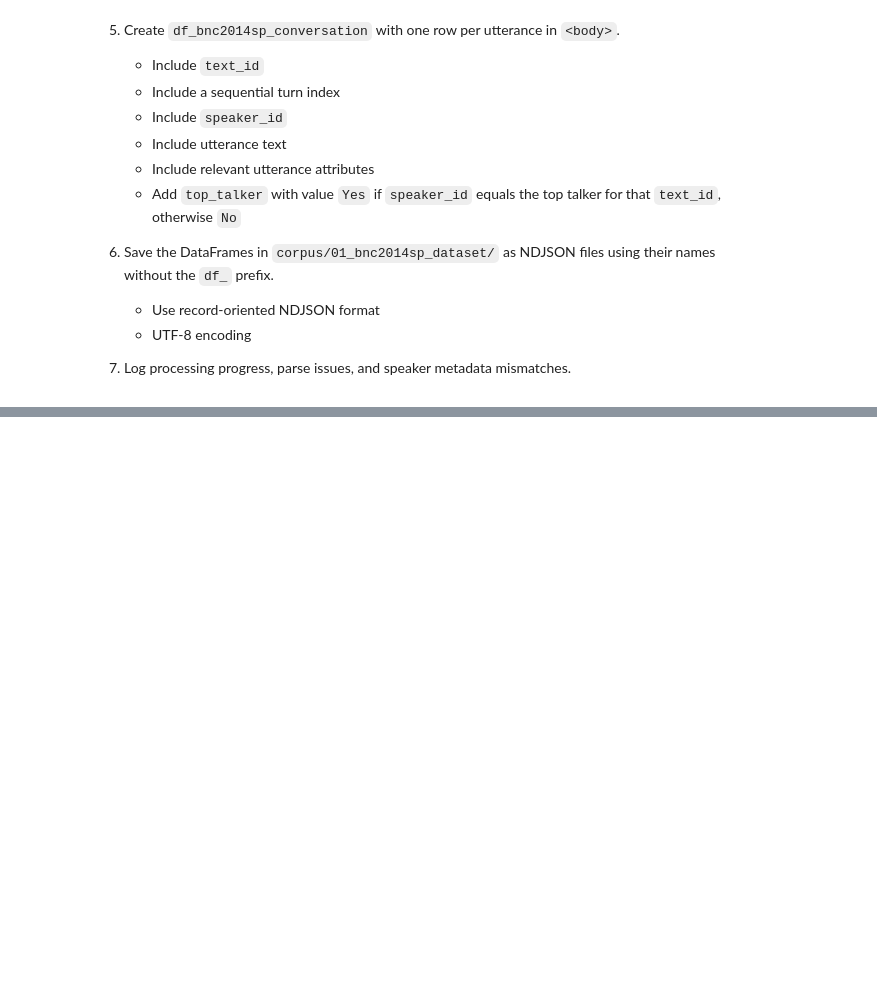
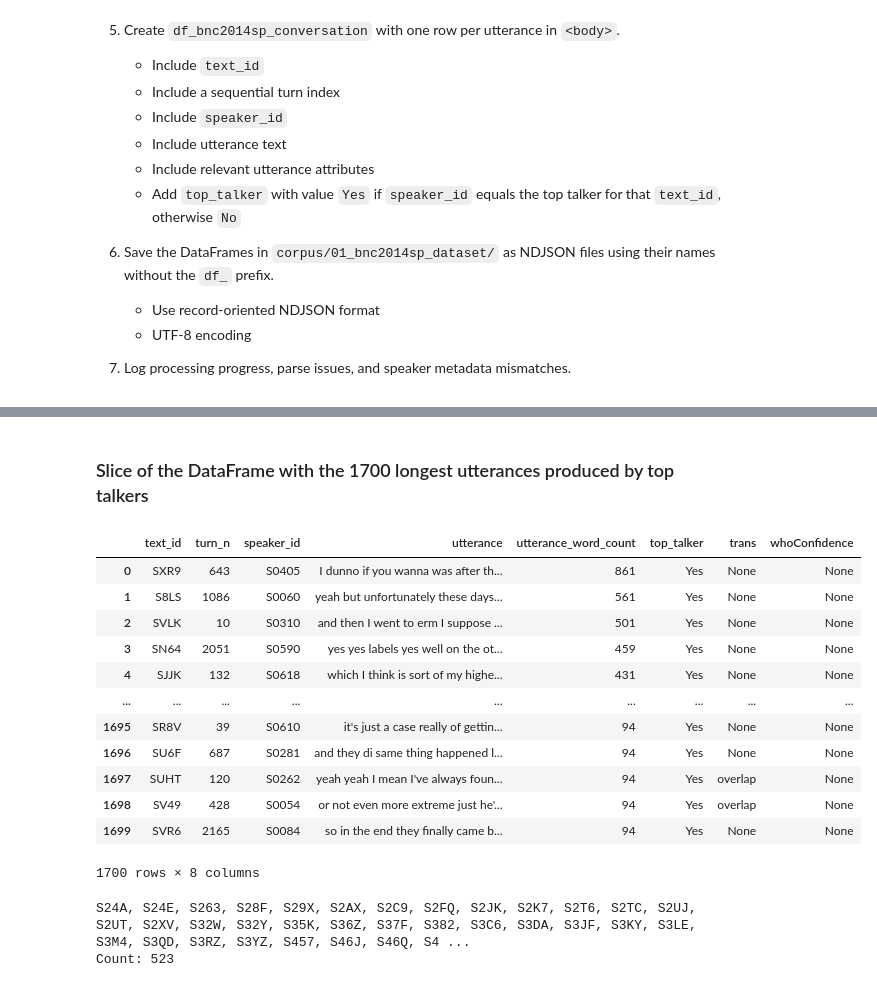
Before and after one commit to laelgelc/cl_st1_leticia, a Jupyter notebook: cl_st1_ph1_leticia/cl_st1_ph1_leticia.ipynb, the cells around one changed output, grey strips where cells are left out. Cells and saved outputs as stored; diff of their text form; code cells hidden in the pictures; blank space fills up the shorter version.

```diff
--- a/cl_st1_ph1_leticia/cl_st1_ph1_leticia.ipynb
+++ b/cl_st1_ph1_leticia/cl_st1_ph1_leticia.ipynb
@@ -163,0 +241,40 @@ Write the `01_import_bnc2014sp.py` programme according to the following specific
+# %% [markdown]
+### Slice of the DataFrame with the 1700 longest utterances produced by top talkers
+# %%
+"""Create a DataFrame with the 1,700 longest utterances produced by top talkers."""
+
+top_talker_longest_1700_df = (
+    df_bnc2014sp_conversation.loc[df_bnc2014sp_conversation["top_talker"].eq("Yes")]
+    .sort_values(
+        by=["utterance_word_count", "text_id", "turn_n"],
+        ascending=[False, True, True]
+    )
+    .head(1700)
+    .reset_index(drop=True)
+)
+
+top_talker_longest_1700_df
+# %% [output]
+|  | text_id | turn_n | speaker_id | utterance | utterance_word_count | top_talker | trans | whoConfidence |
+| 0 | SXR9 | 643 | S0405 | I dunno if you wanna was after th... | 861 | Yes | None | None |
+| 1 | S8LS | 1086 | S0060 | yeah but unfortunately these days... | 561 | Yes | None | None |
+| 2 | SVLK | 10 | S0310 | and then I went to erm I suppose ... | 501 | Yes | None | None |
+| 3 | SN64 | 2051 | S0590 | yes yes labels yes well on the ot... | 459 | Yes | None | None |
+| 4 | SJJK | 132 | S0618 | which I think is sort of my highe... | 431 | Yes | None | None |
+| ... | ... | ... | ... | ... | ... | ... | ... | ... |
+| 1695 | SR8V | 39 | S0610 | it's just a case really of gettin... | 94 | Yes | None | None |
+| 1696 | SU6F | 687 | S0281 | and they di same thing happened l... | 94 | Yes | None | None |
+| 1697 | SUHT | 120 | S0262 | yeah yeah I mean I've always foun... | 94 | Yes | overlap | None |
+| 1698 | SV49 | 428 | S0054 | or not even more extreme just he'... | 94 | Yes | overlap | None |
+| 1699 | SVR6 | 2165 | S0084 | so in the end they finally came b... | 94 | Yes | None | None |
+1700 rows × 8 columns
+# %%
+"""Create a set of unique text IDs from the 1,700 longest top-talker utterances, print them sorted alphabetically, and print the count."""
+
+text_ids_top_talker_longest_1700 = set(top_talker_longest_1700_df["text_id"].dropna().unique())
+sorted_text_ids_top_talker_longest_1700 = sorted(text_ids_top_talker_longest_1700)
+print(", ".join(sorted_text_ids_top_talker_longest_1700))
+print(f"Count: {len(sorted_text_ids_top_talker_longest_1700)}")
+# %% [output]
+S24A, S24E, S263, S28F, S29X, S2AX, S2C9, S2FQ, S2JK, S2K7, S2T6, S2TC, S2UJ, S2UT, S2XV, S32W, S32Y, S35K, S36Z, S37F, S382, S3C6, S3DA, S3JF, S3KY, S3LE, S3M4, S3QD, S3RZ, S3YZ, S457, S46J, S46Q, S4 ...
+Count: 523
```
Also changed, not shown: parts of 6 cells of this notebook.
